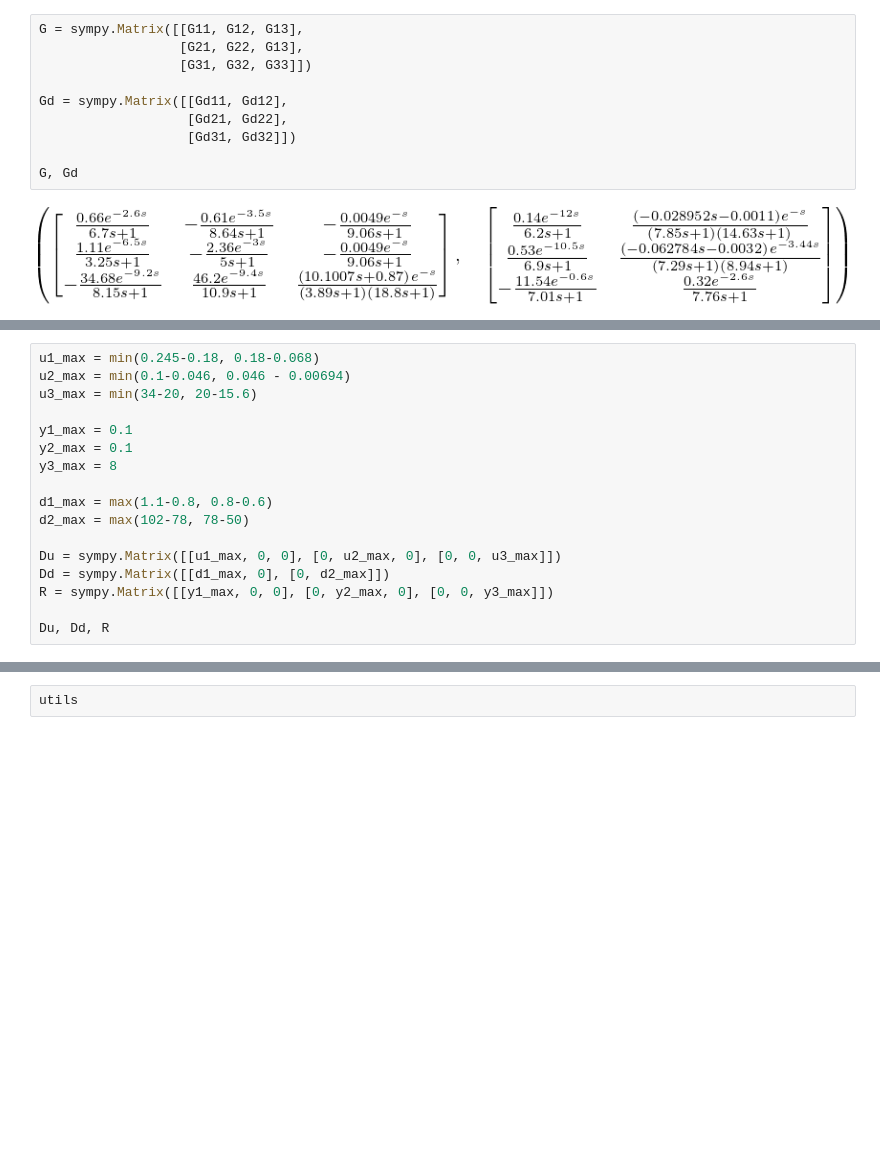
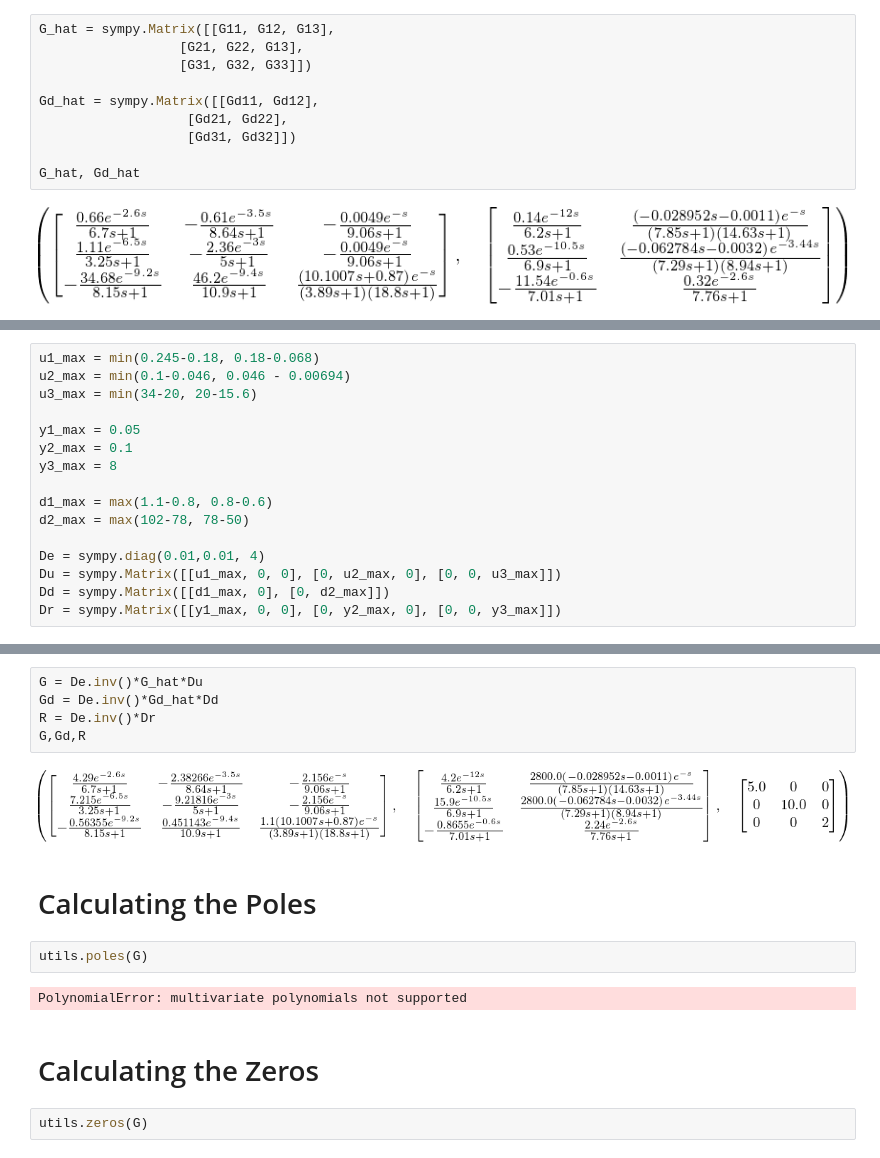
Before and after one commit to WillemASmit/CBT700---Project, a Jupyter notebook: Process Model Description and Information/Ethanol Coloumn - sympy model.ipynb, the cells around one changed output, grey strips where cells are left out. Saved outputs shown, nothing was run; the diff lists cells and outputs as text; blank space fills up the shorter version.

```diff
--- a/Process Model Description and Information/Ethanol Coloumn - sympy model.ipynb
+++ b/Process Model Description and Information/Ethanol Coloumn - sympy model.ipynb
@@ -53,15 +53,15 @@ Gd22 = -0.0032*(19.62*s + 1)*sympy.exp(-3.44*s)/((7.29*s + 1)*(8.94*s + 1))
 Gd31 = -11.54*sympy.exp(-0.6*s)/(7.01*s + 1)
 Gd32 = 0.32*sympy.exp(-2.6*s)/(7.76*s +1)
 # %%
-G = sympy.Matrix([[G11, G12, G13],
+G_hat = sympy.Matrix([[G11, G12, G13],
                   [G21, G22, G13],
                   [G31, G32, G33]])
 
-Gd = sympy.Matrix([[Gd11, Gd12],
+Gd_hat = sympy.Matrix([[Gd11, Gd12],
                    [Gd21, Gd22],
                    [Gd31, Gd32]])
 
-G, Gd
+G_hat, Gd_hat
 # %% [output]
 [figure]
 # %% [markdown]
@@ -94,15 +94,14 @@ u1_max = min(0.245-0.18, 0.18-0.068)
 u2_max = min(0.1-0.046, 0.046 - 0.00694)
 u3_max = min(34-20, 20-15.6)
 
-y1_max = 0.1
+y1_max = 0.05
 y2_max = 0.1
 y3_max = 8
 
 d1_max = max(1.1-0.8, 0.8-0.6)
 d2_max = max(102-78, 78-50)
 
+De = sympy.diag(0.01,0.01, 4)
 Du = sympy.Matrix([[u1_max, 0, 0], [0, u2_max, 0], [0, 0, u3_max]])
 Dd = sympy.Matrix([[d1_max, 0], [0, d2_max]])
-R = sympy.Matrix([[y1_max, 0, 0], [0, y2_max, 0], [0, 0, y3_max]])
-
-Du, Dd, R
+Dr = sympy.Matrix([[y1_max, 0, 0], [0, y2_max, 0], [0, 0, y3_max]])
@@ -152,2 +108,17 @@ ModuleNotFoundError: No module named '__main__.utils'; '__main__' is not a packa
+# %%
+G = De.inv()*G_hat*Du
+Gd = De.inv()*Gd_hat*Dd
+R = De.inv()*Dr
+G,Gd,R
+# %% [output]
+[figure, added]
+# %% [markdown]
+# Calculating the Poles
 # %%
-utils
+utils.poles(G)
+# %% [output]
+PolynomialError: multivariate polynomials not supported
+# %% [markdown]
+# Calculating the Zeros
+# %%
+utils.zeros(G)
```
Also changed, not shown: parts of 10 cells of this notebook, 1 other file.
